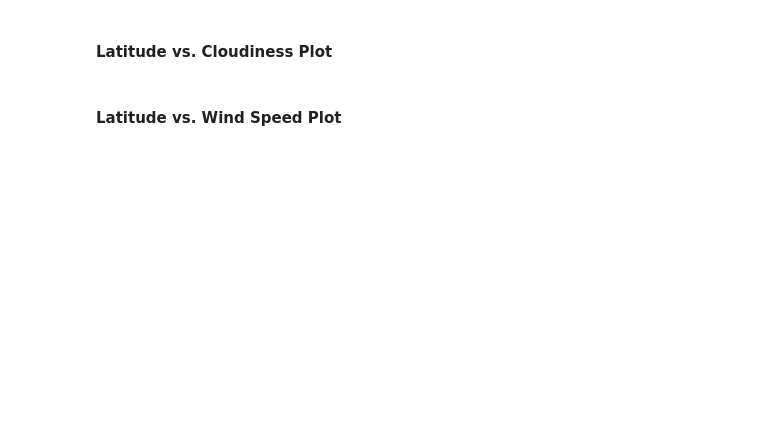
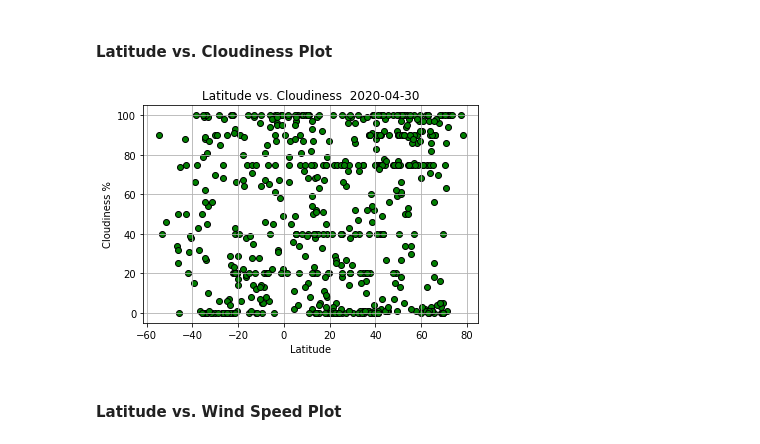
Before and after one commit to dclarke044/Python_API_Challenge, a Jupyter notebook: WeatherPy/starter_code/WeatherPy.ipynb, the cells around one changed output. Cells and saved outputs as stored; diff of their text form; code cells hidden in the pictures; blank space fills up the shorter version.

```diff
--- a/WeatherPy/starter_code/WeatherPy.ipynb
+++ b/WeatherPy/starter_code/WeatherPy.ipynb
@@ -126,4 +272,20 @@ IndentationError: expected an indented block (<ipython-input-4-b3787eab36b2>, li
 # %% [markdown]
 #### Latitude vs. Cloudiness Plot
+# %%
+# Assigning values of each axis
+x_values = weather_data['Latitude']
+y_values = weather_data['Cloudiness %']
+
+# Creating scatter plot
+plt.scatter(x_values, y_values, c="green", edgecolors="black")
+
+plt.xlabel('Latitude')
+plt.ylabel("Cloudiness %")
+plt.title(f"Latitude vs. Cloudiness  {date_stamp}")
+plt.grid()
+plt.savefig("./output/Images/Latitude_vs_Cloudiness.png")
+plt.show()
+# %% [output]
+[figure, added]
 # %% [markdown]
 #### Latitude vs. Wind Speed Plot
```
Also changed, not shown: parts of 20 cells of this notebook, 15 other files.
